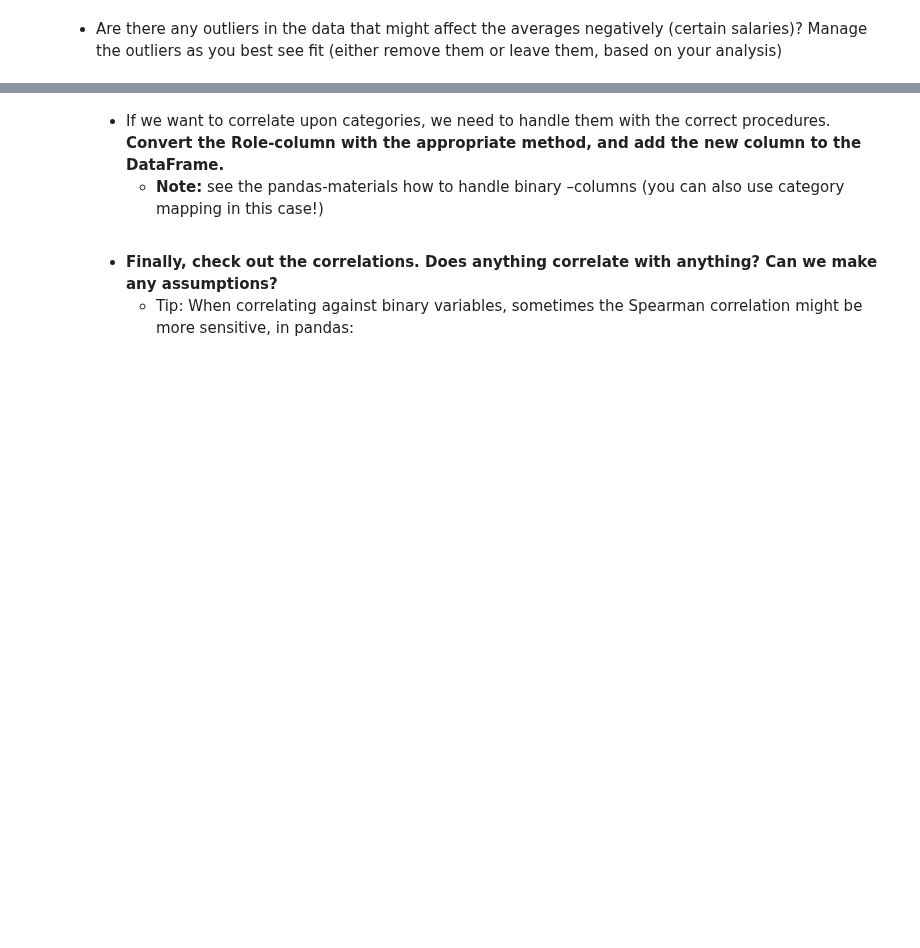
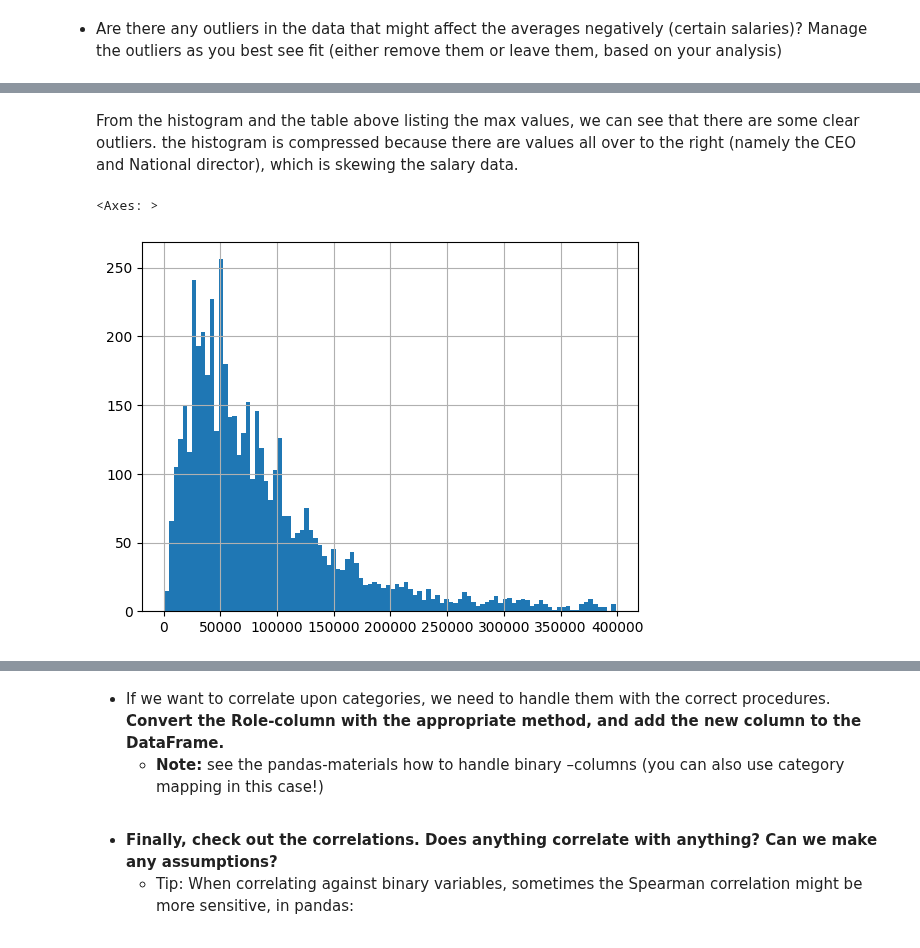
Before and after one commit to jehuhta/Intro_Data_Analytics_Huhta_Jeremy_Spring2025, a Jupyter notebook: Exercises_2_Pandas/DataAnalyticsExerciseSet2.ipynb, the cells around one changed output, grey strips where cells are left out. Saved outputs shown, nothing was run; the diff lists cells and outputs as text; code cells hidden in the pictures; blank space fills up the shorter version.

```diff
--- a/Exercises_2_Pandas/DataAnalyticsExerciseSet2.ipynb
+++ b/Exercises_2_Pandas/DataAnalyticsExerciseSet2.ipynb
@@ -596,0 +646,11 @@ Location: There are twice as many entries from Bangalore than the runner up, Pun
+# %% [markdown]
+From the histogram and the table above listing the max values, we can see that there are
+some clear outliers. the histogram is compressed because there are values all over
+to the right (namely the CEO and National director), which is skewing the salary data.
+# %%
+# Let's filter out the salaries which are over 4000000
+filter_df = df[df['Salary'] < 400000]
+filter_df['Salary'].hist(bins=100)
+# %% [output]
+<Axes: >
+[figure, added]
```
Also changed, not shown: parts of 12 cells of this notebook.
